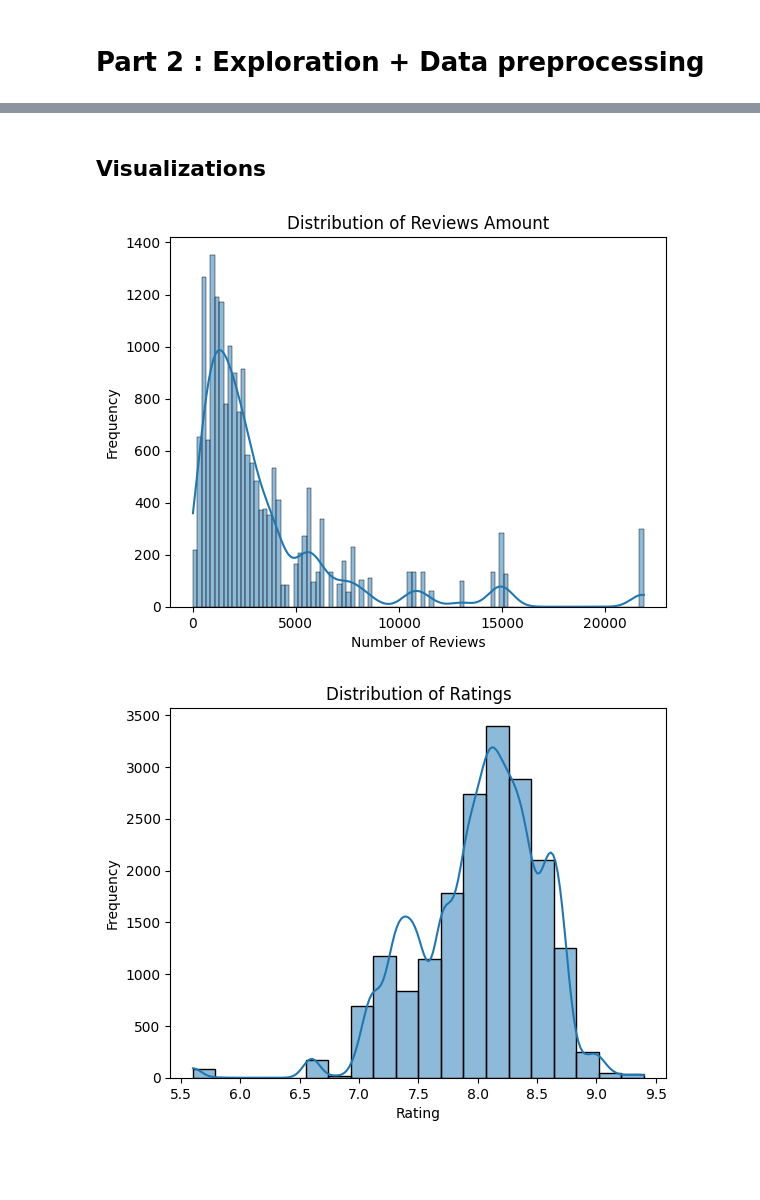
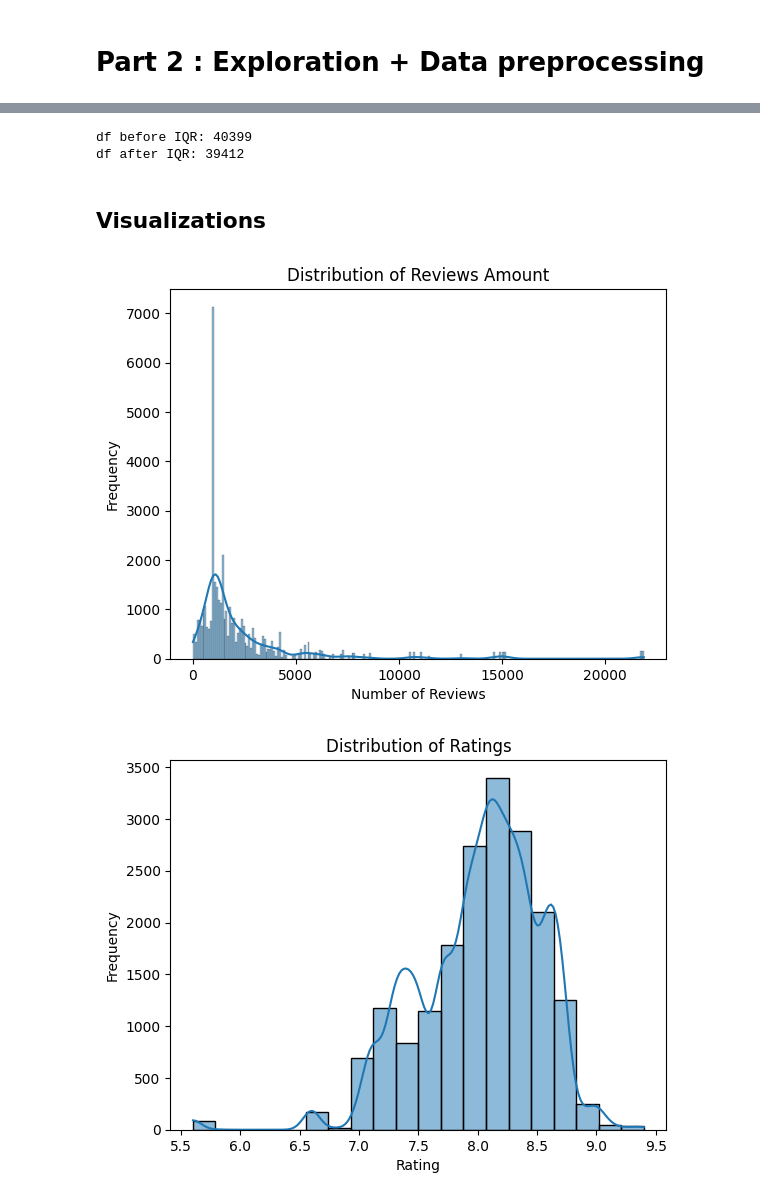
Before and after one commit to idanwork22/intro_to_data_science_project, a Jupyter notebook: jupyter_notebooks/part_2/Comprehensive_Hotel_Data_Analysis.ipynb, the cells around one changed output, grey strips where cells are left out. Cells and saved outputs as stored; diff of their text form; code cells hidden in the pictures; blank space fills up the shorter version.

Commit message:
add expedia cleanup and final csv

```diff
--- a/jupyter_notebooks/part_2/Comprehensive_Hotel_Data_Analysis.ipynb
+++ b/jupyter_notebooks/part_2/Comprehensive_Hotel_Data_Analysis.ipynb
@@ -63,0 +96,15 @@ booking_df.head()
+# %%
+expedia_df['price'] = expedia_df['price'].str.replace(r'[$, total]', '', regex=True).astype(float)
+
+conversion_rate = 3.7
+expedia_df['price'] = expedia_df['price'] * conversion_rate
+
+# Cleaning the 'reviews_amount' column to remove 'reviews' and convert to integer
+expedia_df['reviews_amount'] = expedia_df['reviews_amount'].str.replace(' reviews', '', regex=True).str.replace(',', '').astype(int)
+
+# add is weekend column
+expedia_df['weekend'] = expedia_df.apply(lambda row: is_weekend_between(row['start_date_str'], row['end_date_str']), axis=1)
+expedia_df['weekend'] = expedia_df['weekend'].astype('int64')
+expedia_df['ttt'] = expedia_df['ttt'].astype('int64')
+expedia_df['los'] = expedia_df['los'].astype('int64')
+expedia_df['rating_category'] = pd.cut(expedia_df['rating'], bins=np.arange(0, 11, 1), right=False, labels=[f"{i}-{i+1}" for i in range(10)])
@@ -64,14 +120,34 @@ booking_df.head()
+# %%
+final_df =  pd.concat([booking_df, expedia_df], ignore_index=True)
+# %%
+def remove_price_outliers(df):
+    Q1 = df['price'].quantile(0.25)
+    Q3 = df['price'].quantile(0.75)
+    IQR = Q3 - Q1
+    lower_bound = Q1 - 1.5 * IQR
+    upper_bound = Q3 + 1.5 * IQR
+
+    # Filter out the outliers
+    df_filtered = df[(df['price'] >= lower_bound) & (df['price'] <= upper_bound)]
+    return df_filtered
+# %%
+print("df before IQR: "+ str(len(final_df)))
+final_df = remove_price_outliers(final_df)
+print("df after IQR: "+ str(len(final_df)))
+# %% [output]
+df before IQR: 40399
+df after IQR: 39412
 # %% [markdown]
 ## Visualizations
 # %%
 # Assuming data is your DataFrame
-sns.histplot(data=booking_df, x='reviews_amount', kde=True)
+sns.histplot(data=final_df, x='reviews_amount', kde=True)
 plt.title('Distribution of Reviews Amount')
 plt.xlabel('Number of Reviews')
 plt.ylabel('Frequency')
 plt.show()
 # %% [output]
-[figure, old version]
+[figure, new version]
 # %%
 sns.histplot(data=booking_df, x='rating', bins=20, kde=True)
 plt.title('Distribution of Ratings')
```
Also changed, not shown: parts of 13 cells of this notebook, 9 other files.
